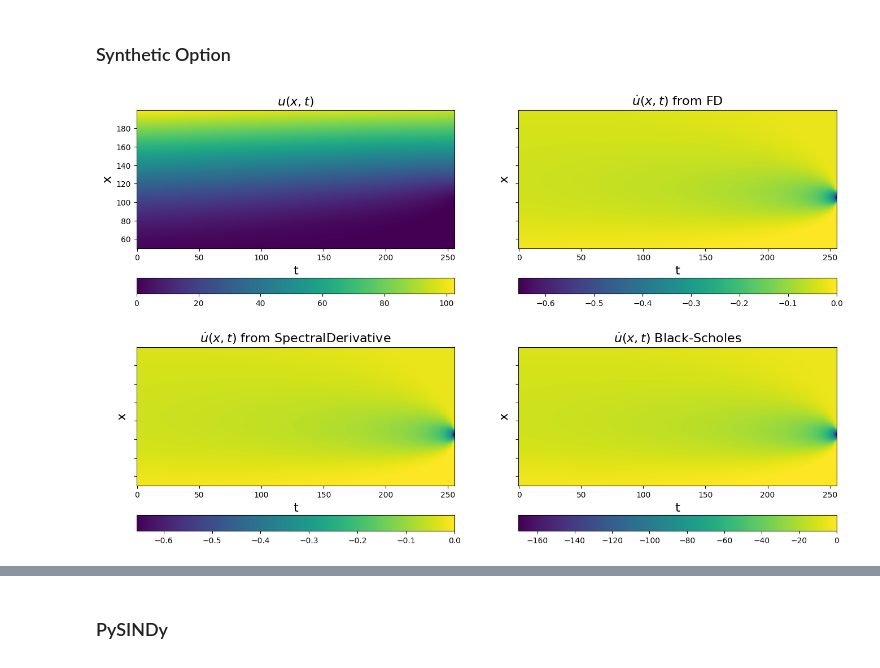
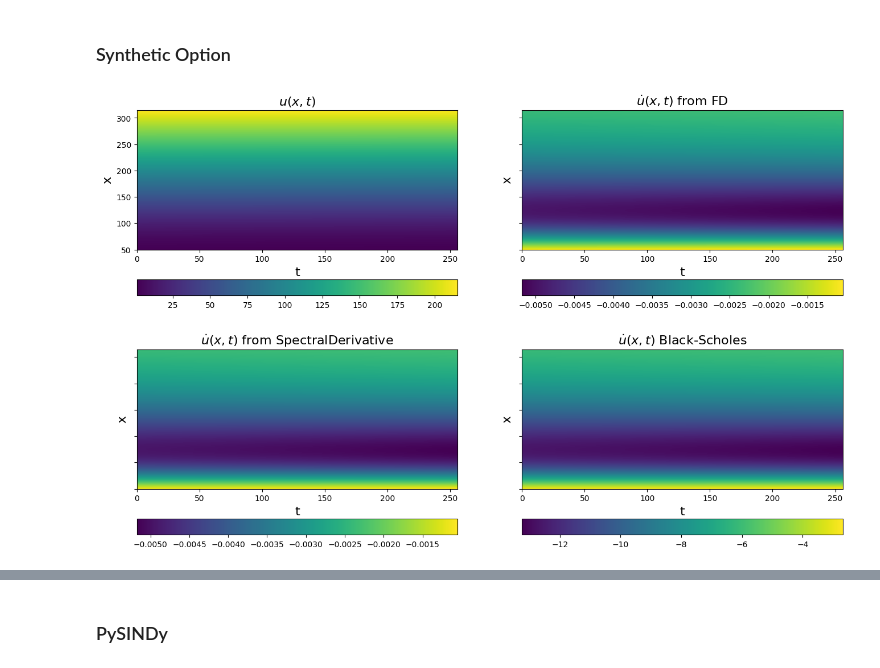
Before and after one commit to brunoCCOS/bs-find-with-sindy, a Jupyter notebook: SINDy_precificacao_derivativos.ipynb, the cells around one changed output, grey strips where cells are left out. Drawn from its saved outputs; the diff is of its cells as text; code cells hidden in the pictures.

Commit message:
array optimization

```diff
--- a/SINDy_precificacao_derivativos.ipynb
+++ b/SINDy_precificacao_derivativos.ipynb
@@ -68,13 +68,8 @@ x = np.ravel(calls['underlying'])
 # %% [markdown]
 ### Synthetic Option
 # %%
-# S_t: the spot price of the underlying asset at time t
-# r: the risk-free interest rate
-# sigma: the volatility of returns of the underlying asset
-# K: the strike price or exercise price of the option
-# C0: the price of a European call option at time t = 0
-# t: current time in years
-# T: expiry or maturity date
+import numpy as np
+from scipy.stats import norm
 
 def black_scholes_call(S, X, T, r, sigma):
     d1 = (np.log(S / X) + (r + 0.5 * sigma**2) * T) / (sigma * np.sqrt(T))
@@ -82,34 +77,36 @@ def black_scholes_call(S, X, T, r, sigma):
     call_price = S * norm.cdf(d1) - X * np.exp(-r * T) * norm.cdf(d2)
     return call_price
 
-# lognormal distribution of the price
+# Constants
 S0 = 100
 r = 0.05
 sigma = 0.5
 K = 105
 
 # Monte Carlo simulation
-x = np.arange(S0/2,S0*2,0.1)
-t = np.arange(0,256,1)
+x = np.arange(S0 / 2, K*3, 0.1)
+t = np.arange(0, 256, .1)
+X, T = np.meshgrid(x, t)
+
 dt = t[1] - t[0]
 dx = x[1] - x[0]
 
 X, T = np.meshgrid(x, t)
 XT = np.asarray([X, T]).T
 
-u = np.zeros((x.shape[0],t.shape[0]))
+# Calculate 'tal' using vectorized operations
+tal = (len(t) - T) / len(t)
 
-for value in range(len(x)):
-    for time in range(len(t)):
-        S = XT[value,time,0]
-        tal = (len(t) - XT[value,time,1])/len(t)
-        u[value,time] = black_scholes_call(S,K,tal,r,sigma)
+# Calculate the call prices using vectorized operations
+call_prices = black_scholes_call(X, K, tal, r, sigma)
+
+# u is the call_prices array
+u = call_prices.T
 # %%
 # rmse = mean_squared_error(u, np.zeros(u.shape), squared=False)
 # add 20% noise (note the impact on derivatives depends on step size...)
 # u = u + np.random.normal(0, rmse / 5.0, u.shape)
-spatial_grid = np.array([x]*256).T
-spatial_grid = np.reshape(spatial_grid, (len(x),len(t),1))
+spatial_grid = np.reshape(X.T, (len(x),len(t),1))
 
 # Plot u and u_dot
 plt.figure(figsize=(16, 10))
@@ -120,39 +117,39 @@ plt.ylabel("x", fontsize=16)
 plt.title(r"$u(x, t)$", fontsize=16)
 plt.colorbar(orientation="horizontal")
 
-u_dot_ = ps.FiniteDifference(order= 12,axis=1, is_uniform  = True)._differentiate(u, t=dt)
+u_dot_ = ps.FiniteDifference(order= 2,axis=1)._differentiate(u, t=dt)
 plt.subplot(2, 2, 2)
 plt.pcolormesh(t, x, u_dot_)
 plt.xlabel("t", fontsize=16)
 plt.ylabel("x", fontsize=16)
 ax = plt.gca()
 ax.set_yticklabels([])
 plt.title(r"$\dot{u}(x, t)$ from FD", fontsize=16)
 plt.colorbar(orientation="horizontal")
 
 u_dot_spc = ps.SpectralDerivative(axis=1)._differentiate(u, t=dt)
 plt.subplot(2, 2, 3)
 plt.pcolormesh(t, x, u_dot_)
 plt.xlabel("t", fontsize=16)
 plt.ylabel("x", fontsize=16)
 ax = plt.gca()
 ax.set_yticklabels([])
 plt.title(r"$\dot{u}(x, t)$ from SpectralDerivative", fontsize=16)
 plt.colorbar(orientation="horizontal")
 
-u_x = ps.FiniteDifference(axis=0)._differentiate(u,t = dx)
-u_xx = ps.FiniteDifference(axis=0)._differentiate(u_x,t = dx)
+u_x = ps.FiniteDifference(axis=0,order = 3)._differentiate(u,t = dx)
+u_xx = ps.FiniteDifference(axis=0,d=2,order = 3)._differentiate(u,t = dx)
 u_dot = -1/2*(sigma**2)*u_xx*(spatial_grid[:,:,0]**2) - r*spatial_grid[:,:,0]*u_x + r*u
 plt.subplot(2, 2, 4)
 plt.pcolormesh(t, x, u_dot)
 plt.xlabel("t", fontsize=16)
 plt.ylabel("x", fontsize=16)
 ax = plt.gca()
 ax.set_yticklabels([])
 plt.title(r"$\dot{u}(x, t)$ Black-Scholes", fontsize=16)
 plt.colorbar(orientation="horizontal")
 
 plt.show()
 # See how much SmoothedFiniteDifference improves the derivatives!
 # %% [output]
-[figure, old version]
+[figure, new version]
```
Also changed, not shown: parts of 4 cells of this notebook.
